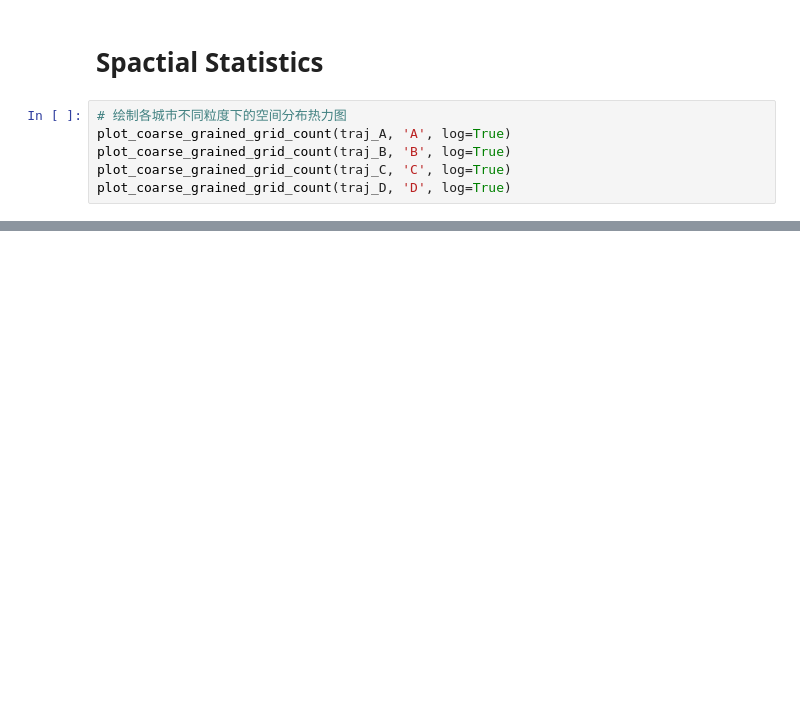
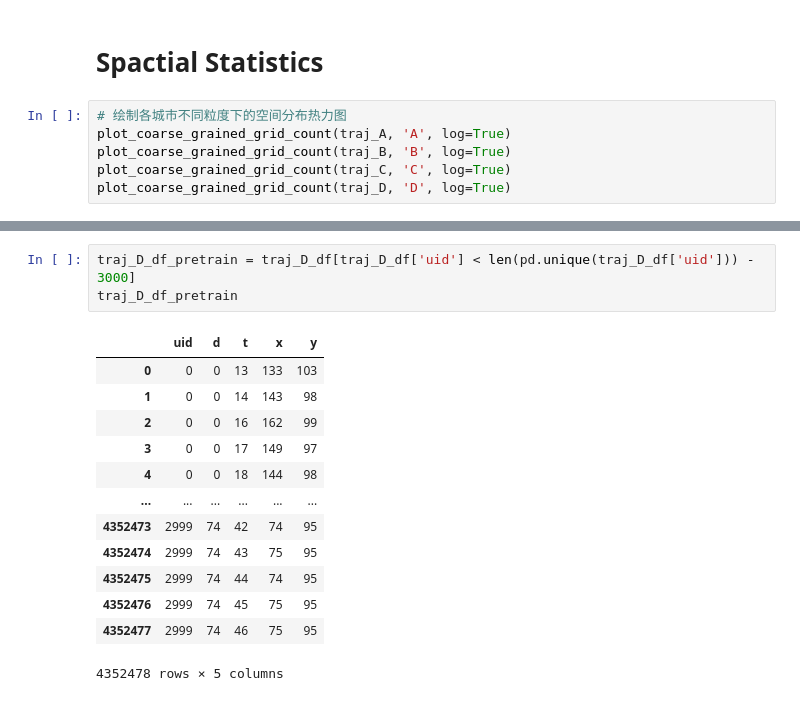
Before and after one commit to RobinsonXing/hmpc2024, a Jupyter notebook: analysis1.ipynb, the cells around one changed output, grey strips where cells are left out. Cells and saved outputs as stored; diff of their text form; blank space fills up the shorter version.

```diff
--- a/analysis1.ipynb
+++ b/analysis1.ipynb
@@ -745,0 +761,17 @@ plot_coarse_grained_grid_count(traj_D, 'D', log=True)
+# %%
+traj_D_df_pretrain = traj_D_df[traj_D_df['uid'] < len(pd.unique(traj_D_df['uid'])) - 3000]
+traj_D_df_pretrain
+# %% [output]
+|  | uid | d | t | x | y |
+| 0 | 0 | 0 | 13 | 133 | 103 |
+| 1 | 0 | 0 | 14 | 143 | 98 |
+| 2 | 0 | 0 | 16 | 162 | 99 |
+| 3 | 0 | 0 | 17 | 149 | 97 |
+| 4 | 0 | 0 | 18 | 144 | 98 |
+| ... | ... | ... | ... | ... | ... |
+| 4352473 | 2999 | 74 | 42 | 74 | 95 |
+| 4352474 | 2999 | 74 | 43 | 75 | 95 |
+| 4352475 | 2999 | 74 | 44 | 74 | 95 |
+| 4352476 | 2999 | 74 | 45 | 75 | 95 |
+| 4352477 | 2999 | 74 | 46 | 75 | 95 |
+4352478 rows × 5 columns
```
Also changed, not shown: parts of 8 cells of this notebook, 3 other files.
